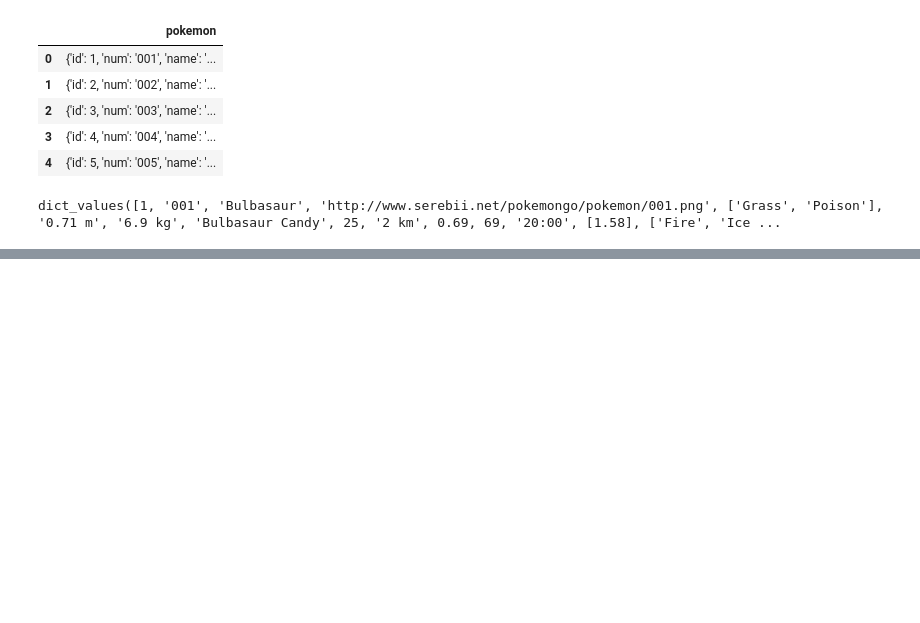
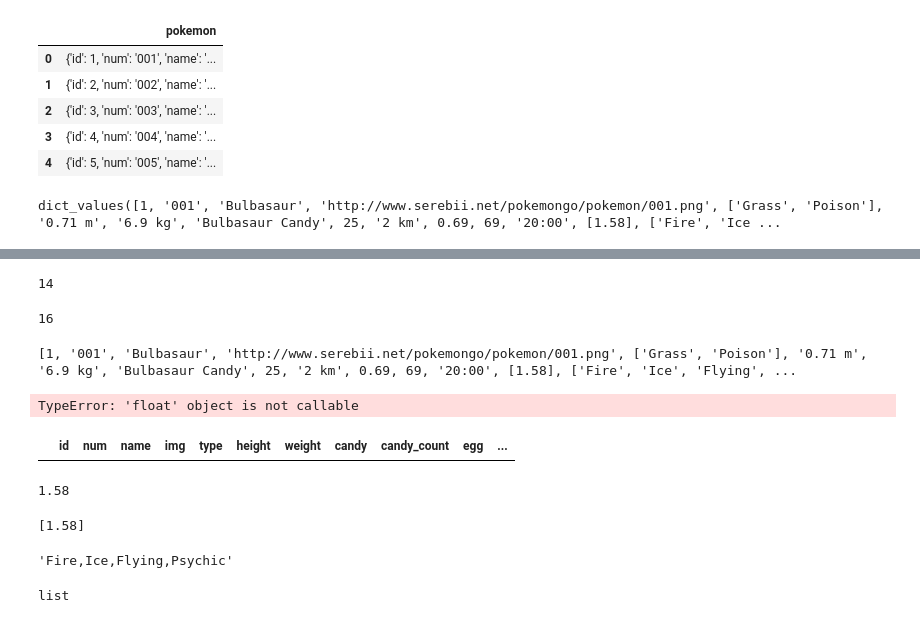
Before and after one commit to palekarprint/data_science_assignment, a Jupyter notebook: data_science_assignment.ipynb, the cells around one changed output, grey strips where cells are left out. Saved outputs shown, nothing was run; the diff lists cells and outputs as text; code cells hidden in the pictures; blank space fills up the shorter version.

```diff
--- a/data_science_assignment.ipynb
+++ b/data_science_assignment.ipynb
@@ -140,0 +161,55 @@ df_da
+# %%
+len(values)
+# %% [output]
+14
+# %%
+a = list(df['pokemon'][0].values())
+len(a)
+# %% [output]
+16
+# %%
+df_data = pd.DataFrame(columns=df['pokemon'][0].keys())
+column_list = df_data.columns
+values = list(df['pokemon'][0].values())
+print(values)
+df_data[column_list[0]] = int(values[0])
+df_data[column_list[1]] = float(values[1])
+df_data[column_list[2]] = str(values[2])
+df_data[column_list[3]] = str(values[3])
+df_data[column_list[4]] = list(str(values[4]))
+df_data[column_list[5]] = str(values[5])
+df_data[column_list[6]] = str(values[6])
+df_data[column_list[7]] = str(values[7])
+df_data[column_list[8]] = int(values[8])
+df_data[column_list[9]] = str(values[9])
+df_data[column_list[10]] = float(values[10])
+df_data[column_list[11]] = int(values[11])
+df_data[column_list[12]] = str(values[12])
+for ele in values[13]:
+    str = ele
+df_data[column_list[13]] = str
+df_data[column_list[14]] = list(str(values[14]))
+df_data[column_list[15]] = list(str(alues[15]))
+# %% [output]
+[1, '001', 'Bulbasaur', 'http://www.serebii.net/pokemongo/pokemon/001.png', ['Grass', 'Poison'], '0.71 m', '6.9 kg', 'Bulbasaur Candy', 25, '2 km', 0.69, 69, '20:00', [1.58], ['Fire', 'Ice', 'Flying', ...
+TypeError: 'float' object is not callable
+# %%
+df_data.head()
+# %% [output]
+|  | id | num | name | img | type | height | weight | candy | candy_count | egg | ... |
+# %%
+s = ['Fire', 'Ice', 'Flying', 'Psychic']
+#str = 0.0
+for ele in values[13]:
+    str = ele
+print(str)
+# %% [output]
+1.58
+# %%
+[float(ele) for ele in values[13]]
+# %% [output]
+[1.58]
+# %%
+','.join([elem for elem in s])
+# %% [output]
+'Fire,Ice,Flying,Psychic'
@@ -140,0 +218,4 @@ df_da
+# %%
+type(a)
+# %% [output]
+list
```
Also changed, not shown: parts of 7 cells of this notebook.
